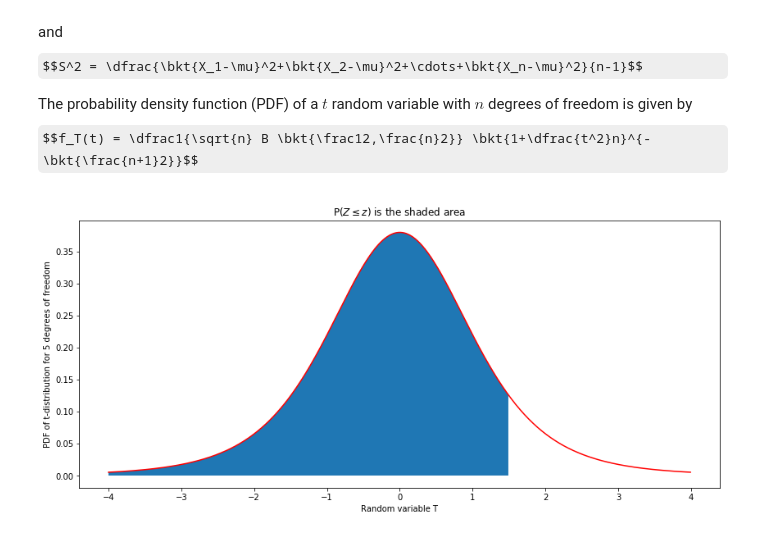
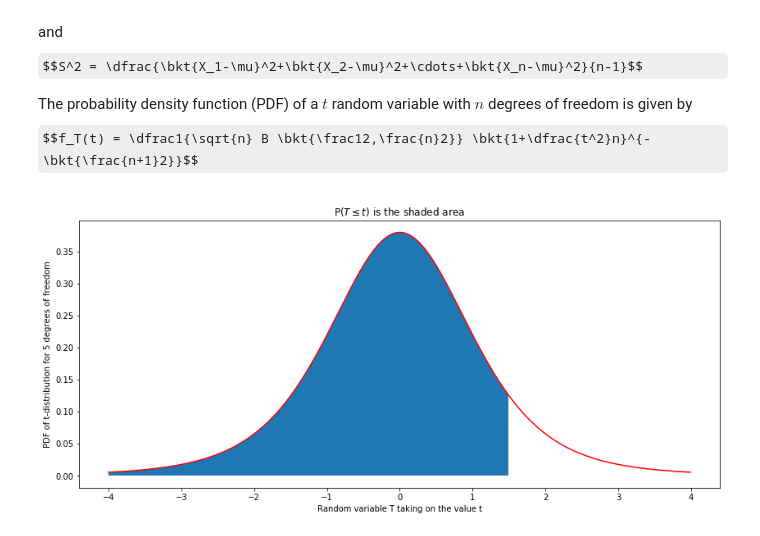
Before and after one commit to sivaramambikasaran/PDF, a Jupyter notebook: t/t_distribution.ipynb, the cells around one changed output. Saved outputs shown, nothing was run; the diff lists cells and outputs as text; code cells hidden in the pictures; some formulas as TeX source.

```diff
--- a/t/t_distribution.ipynb
+++ b/t/t_distribution.ipynb
@@ -30,36 +30,36 @@ for n in sp.linspace(1,50,50):
         file_m.write(str(Y[k]));
         file_m.write(' | ');
         file_l.write(str(Y[k]));
         file_l.write(' & ');
 
     file_m.write(str(Y[X.size-1]));
     file_m.write(' |');
     file_l.write(str(Y[X.size-1]));
 
     file_m.write('\n');
     file_l.write(' \\\\\n');
 
 file_m.close()
 file_l.close()
 
 import matplotlib.pyplot as plt
 
 n = 5;
 x = sp.arange(-4, 1.5, 0.01)
 y = 1/sp.sqrt(n)/sp.special.beta(1/2,n/2)*(1+x*x/n)**(-(n+1)/2);
 X = sp.arange(-4, 4, 0.01)
 Y = 1/sp.sqrt(n)/sp.special.beta(1/2,n/2)*(1+X*X/n)**(-(n+1)/2);
 fig, (ax) = plt.subplots(1, 1, sharex=True)
 
 ax.fill_between(x, 0, y);
 ax.plot(X,Y,'r-');
-ax.set_xlabel('Random variable T')
+ax.set_xlabel('Random variable T taking on the value t')
 ax.set_ylabel('PDF of t-distribution for 5 degrees of freedom')
-ax.set_title('P($Z \leq z$) is the shaded area')
+ax.set_title('P($T \leq t$) is the shaded area')
 plt.rcParams["figure.figsize"] = [14,6];
 plt.show()
 # %% [output]
-[figure, old version]
+[figure, new version]
 # %% [markdown]
 ## $t$ Cumulative Distribution
 
```
Also changed, not shown: parts of 1 cell of this notebook.
